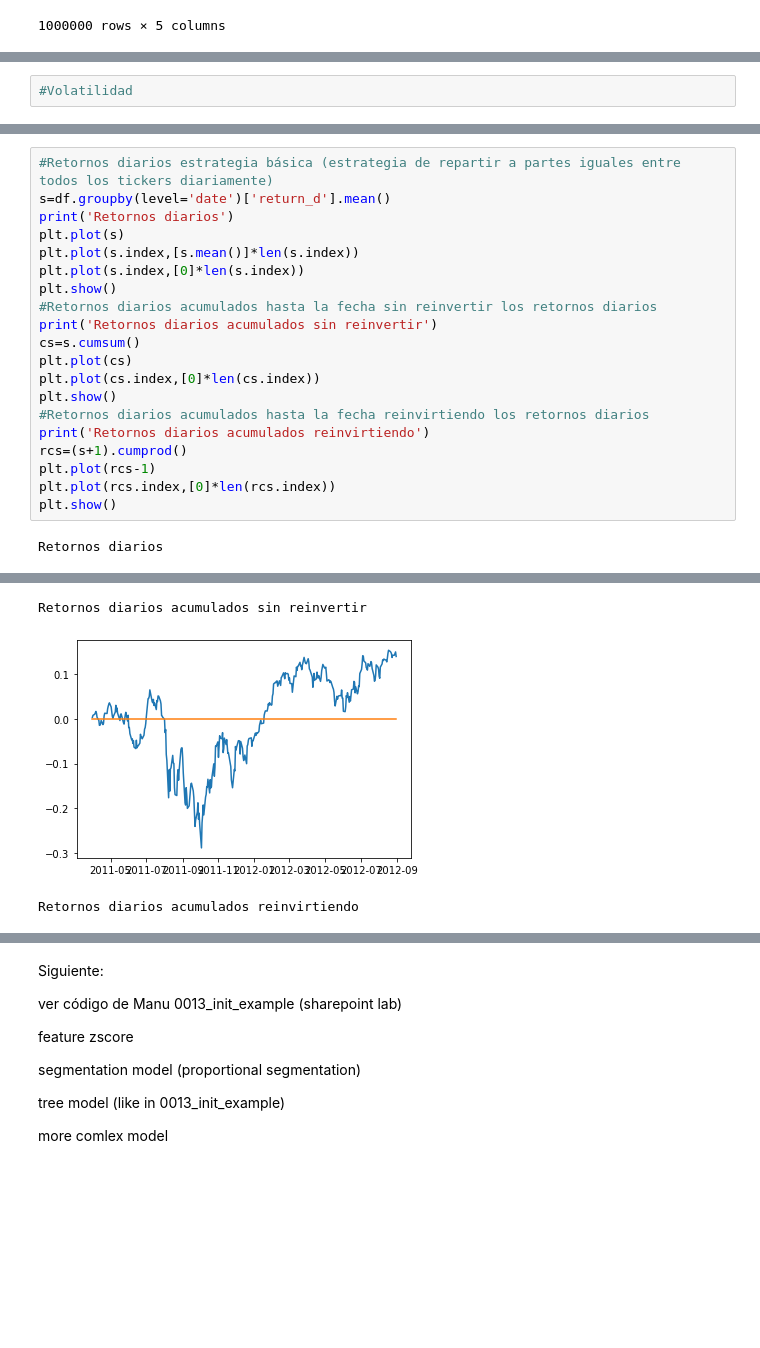
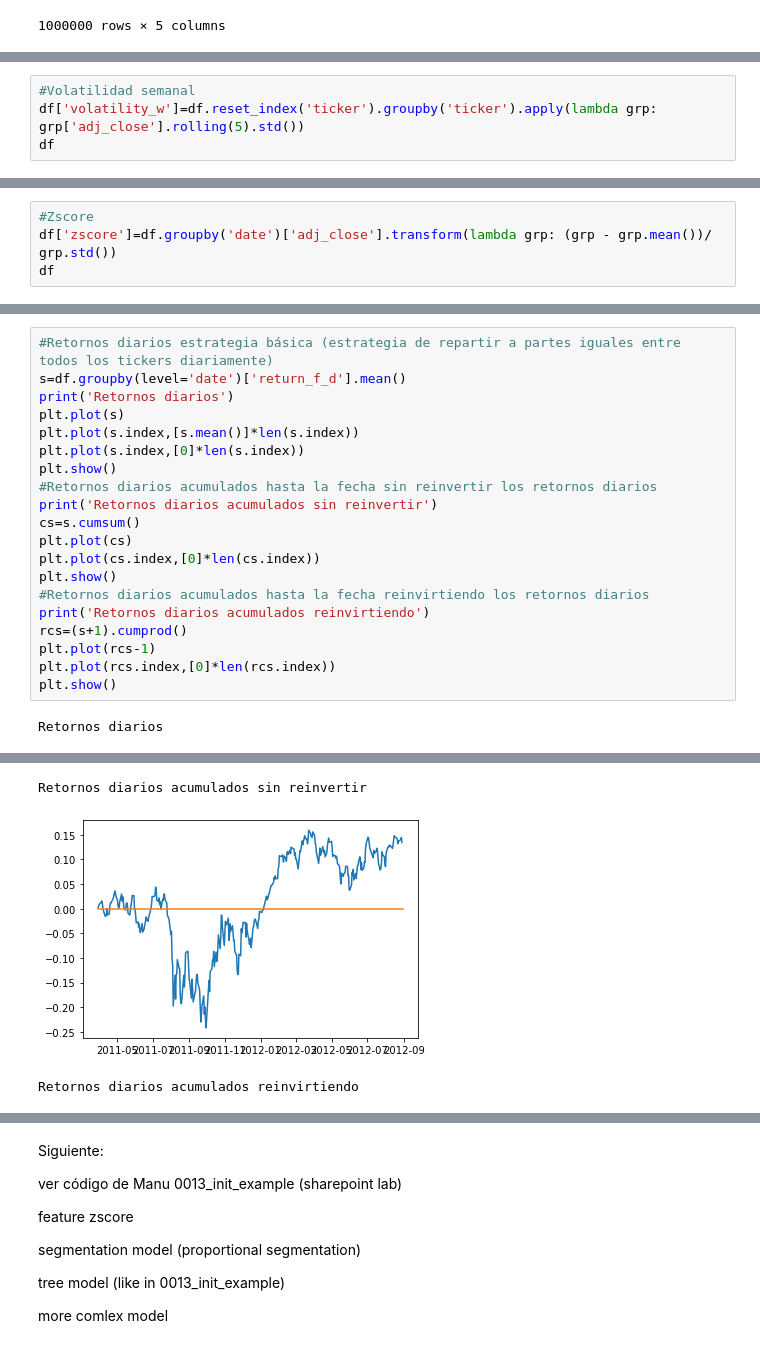
Before and after one commit to manueldecesar/LABQT, a Jupyter notebook: LABQT.ipynb, the cells around one changed output, grey strips where cells are left out. Drawn from its saved outputs; the diff is of its cells as text; blank space fills up the shorter version.

```diff
--- a/LABQT.ipynb
+++ b/LABQT.ipynb
@@ -321,2 +321,4 @@ df
 # %%
-#Volatilidad
+#Volatilidad semanal
+df['volatility_w']=df.reset_index('ticker').groupby('ticker').apply(lambda grp: grp['adj_close'].rolling(5).std())
+df
@@ -322,0 +345,4 @@ df
+# %%
+#Zscore
+df['zscore']=df.groupby('date')['adj_close'].transform(lambda grp: (grp - grp.mean())/ grp.std())
+df
@@ -347,6 +393,6 @@ df
 # %%
 #Retornos diarios estrategia básica (estrategia de repartir a partes iguales entre todos los tickers diariamente)
-s=df.groupby(level='date')['return_d'].mean()
+s=df.groupby(level='date')['return_f_d'].mean()
 print('Retornos diarios')
 plt.plot(s)
 plt.plot(s.index,[s.mean()]*len(s.index))
@@ -370,3 +416,3 @@ Retornos diarios
 Retornos diarios acumulados sin reinvertir
-[figure, old version]
+[figure, new version]
 Retornos diarios acumulados reinvirtiendo
```
Also changed, not shown: parts of 8 cells of this notebook.
